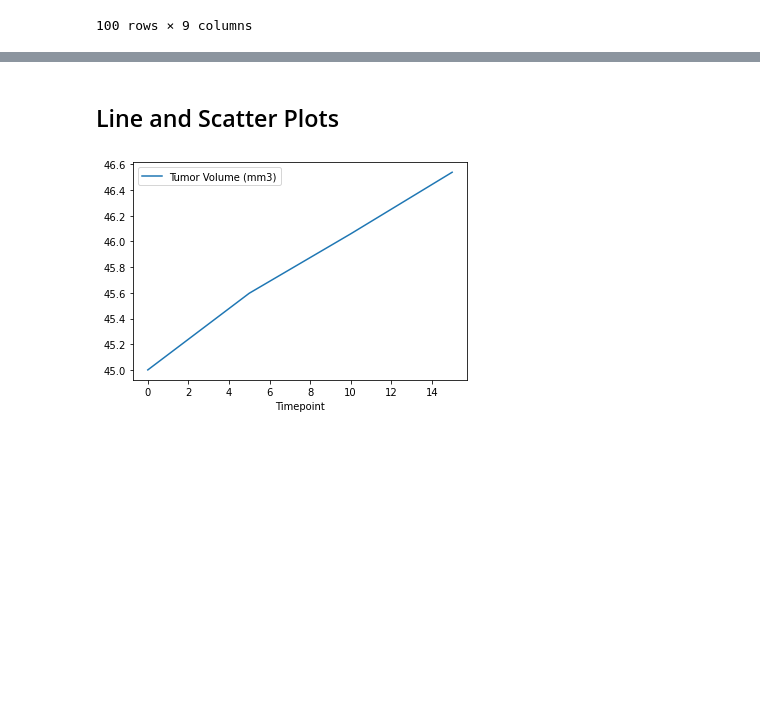
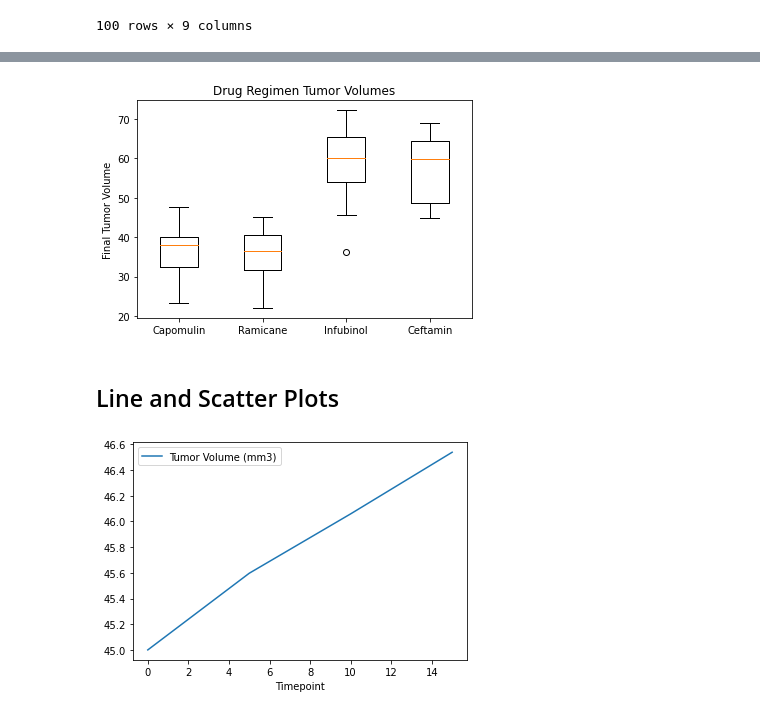
Before and after one commit to NoahGoldstein13/Matplotlib-Challenge, a Jupyter notebook: pymaceuticals_starter.ipynb, the cells around one changed output, grey strips where cells are left out. Saved outputs shown, nothing was run; the diff lists cells and outputs as text; code cells hidden in the pictures; blank space fills up the shorter version.

Commit message:
updating homework code for box plot

```diff
--- a/pymaceuticals_starter.ipynb
+++ b/pymaceuticals_starter.ipynb
@@ -205,0 +189,33 @@ dropy_clean_max_timepoint_merge
+# %%
+# Put treatments into a list for for loop (and later for plot labels)
+drugs = ['Capomulin','Ramicane','Infubinol','Ceftamin']
+
+# Create empty list to fill with tumor vol data (for plotting)
+tumor_volume_data=[]
+
+for drug in drugs:
+
+    # Locate the rows which contain mice on each drug and get the tumor volumes
+    tumor_volume = dropy_clean_max_timepoint_merge.loc[dropy_clean_max_timepoint_merge["Drug Regimen"] == drug, "Tumor Volume (mm3)"]
+
+    # add subset
+    tumor_volume_data.append(tumor_volume)
+
+    # Calculate the IQR and quantitatively determine if there are any potential outliers.
+    quartiles = tumor_volume.quantile([.25,.5,.75])
+    lowerq = quartiles[0.25]
+    upperq = quartiles[0.75]
+    iqr = upperq-lowerq
+    print("\n==========================")
+    print(drug)
+    print("==========================\n")
+    print(f"The lower quartile of tumor volume is: {lowerq}")
+    print(f"The upper quartile of tumor volume is: {upperq}")
+    print(f"The interquartile range of tumor volume is: {iqr}")
+    print(f"The the median of tumor volume is: {quartiles[0.5]} ")
+
+    # Determine outliers using upper and lower bounds
+    lower_bound = lowerq - (1.5*iqr)
+    upper_bound = upperq + (1.5*iqr)
+    print(f"Values below {lower_bound} could be outliers.")
+    print(f"Values above {upper_bound} could be outliers.")
@@ -206,5 +240,12 @@ dropy_clean_max_timepoint_merge
 # %%
 # Generate a box plot of the final tumor volume of each mouse across four regimens of interest
+fig1, ax1 = plt.subplots()
+ax1.set_title('Drug Regimen Tumor Volumes')
+ax1.set_ylabel('Final Tumor Volume')
+ax1.boxplot(tumor_volume_data, labels=drugs)
+plt.show()
+# %% [output]
+[figure, added]
 # %% [markdown]
 ## Line and Scatter Plots
 # %%
```
Also changed, not shown: parts of 2 cells of this notebook.
